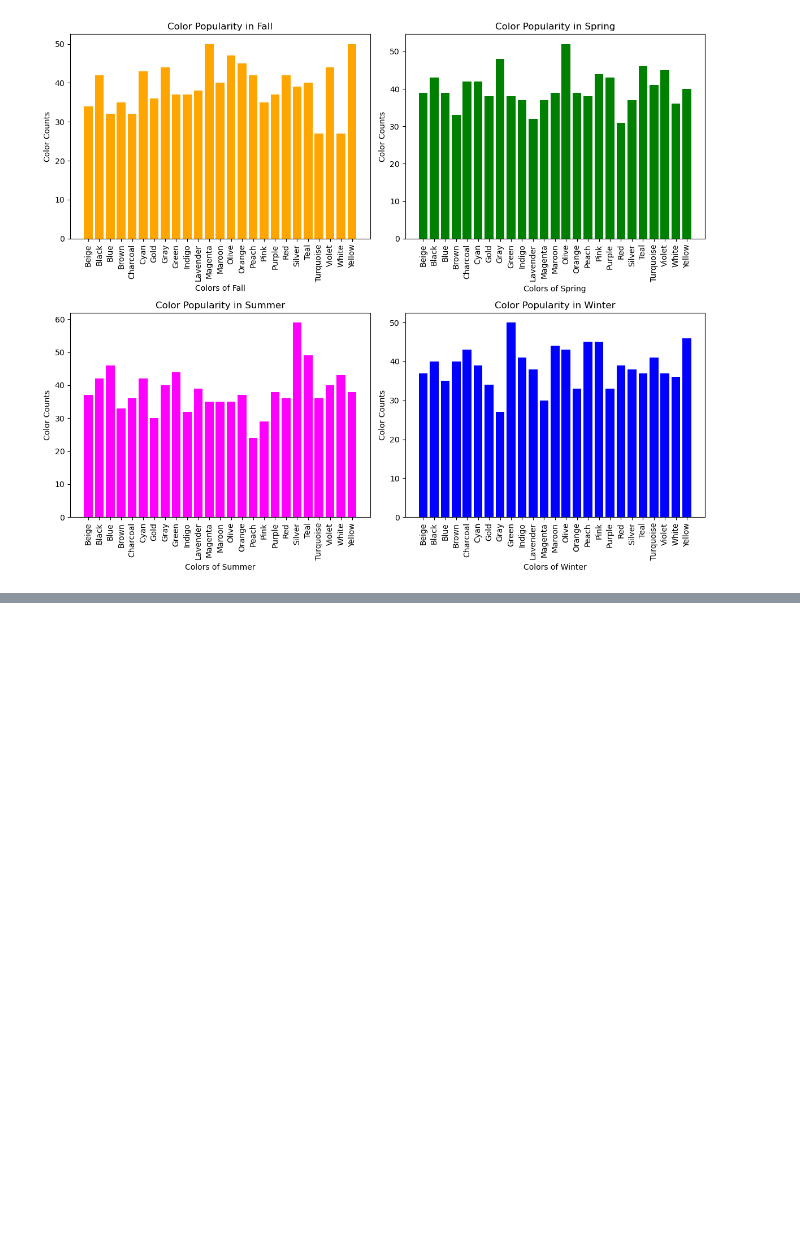
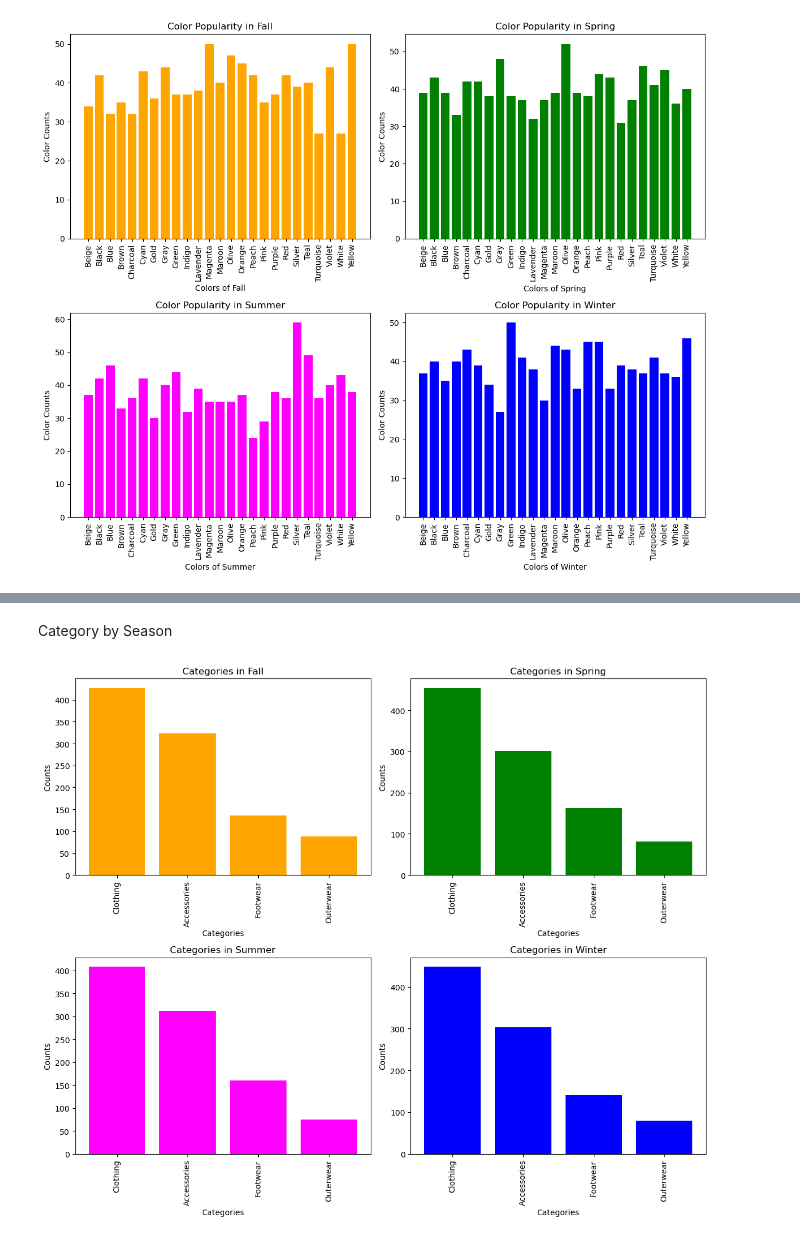
Before and after one commit to KPate04/IntroDataMining, a Jupyter notebook: Project_1/shopping_list.ipynb, the cells around one changed output, grey strips where cells are left out. Drawn from its saved outputs; the diff is of its cells as text; code cells hidden in the pictures; blank space fills up the shorter version.

```diff
--- a/Project_1/shopping_list.ipynb
+++ b/Project_1/shopping_list.ipynb
@@ -272,0 +362,3 @@ plt.show()
+# %%
+item_season = shopping_df[['Season', 'Item Purchased', 'Category']]
+print(item_season)
@@ -272,0 +380,53 @@ plt.show()
+# %%
+df_ifall = item_season[item_season['Season']=='Fall']
+df_ispring = item_season[item_season['Season']=='Spring']
+df_isummer = item_season[item_season['Season']=='Summer']
+df_iwinter = item_season[item_season['Season']=='Winter']
+# %% [markdown]
+Category by Season
+# %%
+fall_cat = df_ifall['Category'].value_counts()
+spring_cat = df_ispring['Category'].value_counts()
+summer_cat = df_isummer['Category'].value_counts()
+winter_cat = df_iwinter['Category'].value_counts()
+# %%
+import matplotlib.pyplot as plt
+
+# Create a 2x2 grid of subplots
+fig, axs = plt.subplots(2, 2, figsize=(12, 10))
+
+# Plot bar chart for Fall
+axs[0, 0].bar(fall_cat.index, fall_cat.values, color='orange')
+axs[0, 0].set_title('Categories in Fall')
+axs[0, 0].set_xlabel('Categories')
+axs[0, 0].set_ylabel('Counts')
+axs[0, 0].tick_params(axis='x', rotation=90)
+
+# Plot bar chart for Spring
+axs[0, 1].bar(spring_cat.index, spring_cat.values, color='green')
+axs[0, 1].set_title('Categories in Spring')
+axs[0, 1].set_xlabel('Categories')
+axs[0, 1].set_ylabel('Counts')
+axs[0, 1].tick_params(axis='x', rotation=90)
+
+# Plot bar chart for Summer
+axs[1, 0].bar(summer_cat.index, summer_cat.values, color='magenta')
+axs[1, 0].set_title('Categories in Summer')
+axs[1, 0].set_xlabel('Categories')
+axs[1, 0].set_ylabel('Counts')
+axs[1, 0].tick_params(axis='x', rotation=90)
+
+# Plot bar chart for Winter
+axs[1, 1].bar(winter_cat.index, winter_cat.values, color='blue')
+axs[1, 1].set_title('Categories in Winter')
+axs[1, 1].set_xlabel('Categories')
+axs[1, 1].set_ylabel('Counts')
+axs[1, 1].tick_params(axis='x', rotation=90)
+
+# Adjust layout to prevent overlap
+plt.tight_layout()
+
+# Show the plots
+plt.show()
+# %% [output]
+[figure, added]
```
Also changed, not shown: parts of 19 cells of this notebook, 1 other file.
